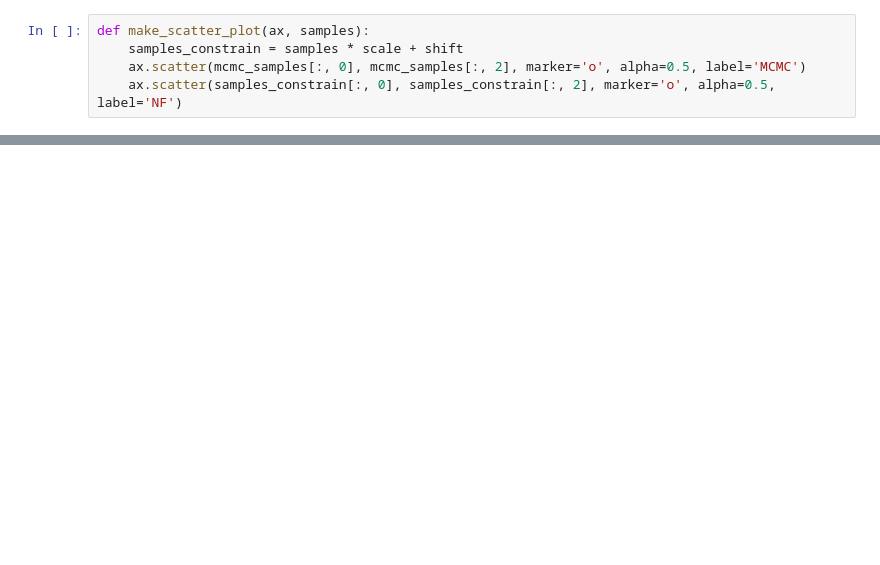
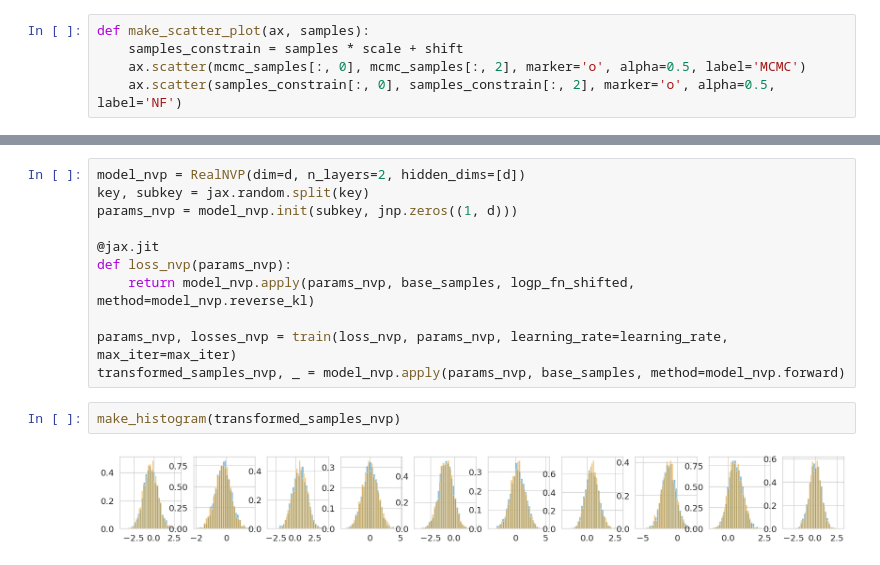
Before and after one commit to liusf15/iterative-gaussianization, a Jupyter notebook: experiments/BayesianLogistic.ipynb, the cells around one changed output, grey strips where cells are left out. Drawn from its saved outputs; the diff is of its cells as text; blank space fills up the shorter version.

```diff
--- a/experiments/BayesianLogistic.ipynb
+++ b/experiments/BayesianLogistic.ipynb
@@ -160,0 +160,15 @@ Text(0.5, 1.0, 'Active subspace')
+# %%
+model_nvp = RealNVP(dim=d, n_layers=2, hidden_dims=[d])
+key, subkey = jax.random.split(key)
+params_nvp = model_nvp.init(subkey, jnp.zeros((1, d)))
+
+@jax.jit
+def loss_nvp(params_nvp):
+    return model_nvp.apply(params_nvp, base_samples, logp_fn_shifted, method=model_nvp.reverse_kl)
+
+params_nvp, losses_nvp = train(loss_nvp, params_nvp, learning_rate=learning_rate, max_iter=max_iter)
+transformed_samples_nvp, _ = model_nvp.apply(params_nvp, base_samples, method=model_nvp.forward)
+# %%
+make_histogram(transformed_samples_nvp)
+# %% [output]
+[figure, added]
```
Also changed, not shown: parts of 9 cells of this notebook, 1 other file.
